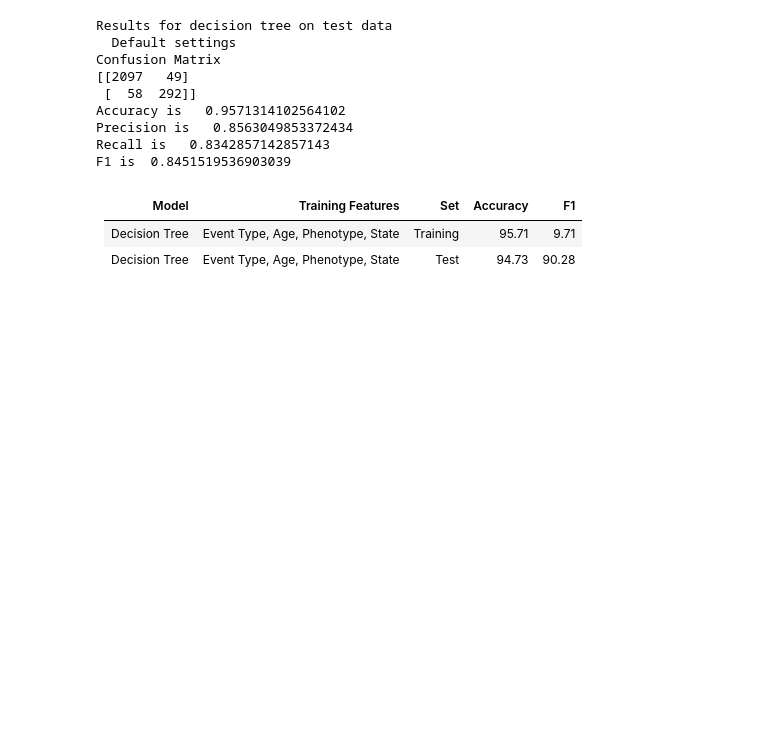
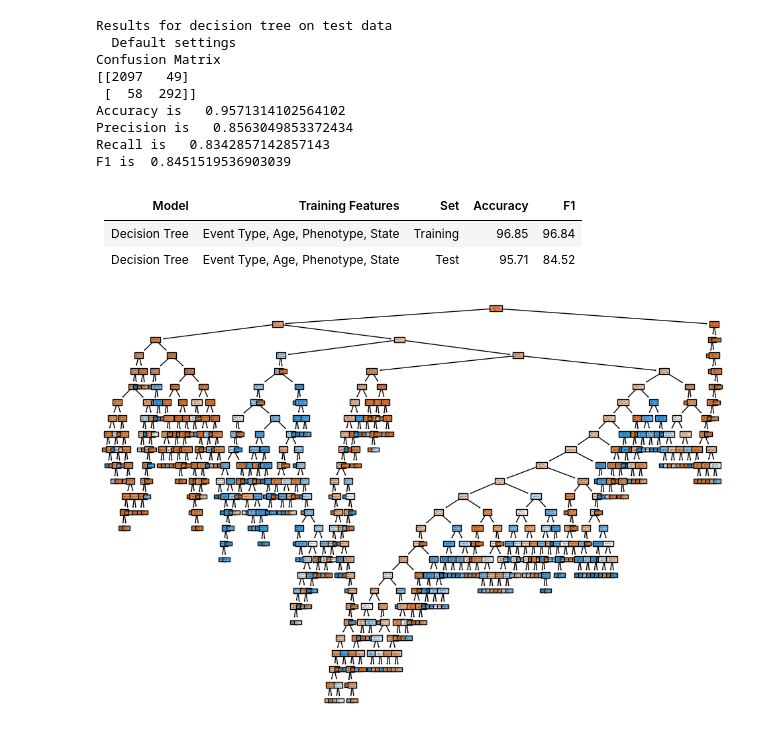
Before and after one commit to Ldooley32/capstone-dooley, a Jupyter notebook: eda.ipynb, the cells around one changed output. Saved outputs shown, nothing was run; the diff lists cells and outputs as text; code cells hidden in the pictures; blank space fills up the shorter version.

```diff
--- a/eda.ipynb
+++ b/eda.ipynb
@@ -639,5 +639,14 @@ F1 is  0.8451519536903039
 # %% [markdown]
 | Model           | Training Features               | Set      | Accuracy | F1    |
 | :---            | :---                            | :---     | :---     | :---  |
-| Decision Tree   | Event Type, Age, Phenotype, State | Training | 95.71    | 9.71  |
-| Decision Tree   | Event Type, Age, Phenotype, State | Test     | 94.73    | 90.28 |
+| Decision Tree   | Event Type, Age, Phenotype, State | Training | 96.85   | 96.84 |
+| Decision Tree   | Event Type, Age, Phenotype, State | Test     | 95.71    | 84.52 |
+# %%
+from sklearn.tree import plot_tree
+import matplotlib.pyplot as plt
+
+plt.figure(figsize=(12, 8))
+plot_tree(tree_model, feature_names=['eventtype_id', 'agecat_id', 'phenotype_id', 'state_id'], class_names=['0', '1'], filled=True)
+plt.show()
+# %% [output]
+[figure, added]
```
